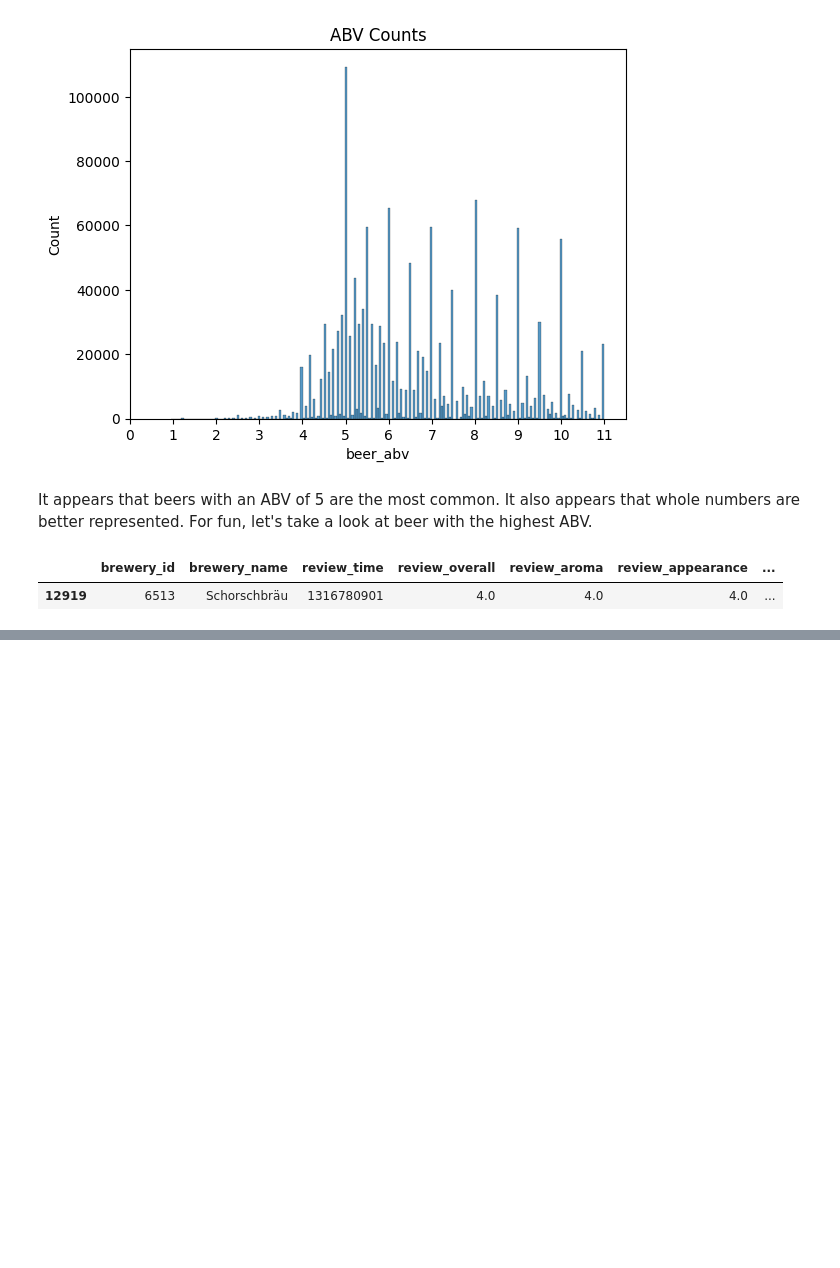
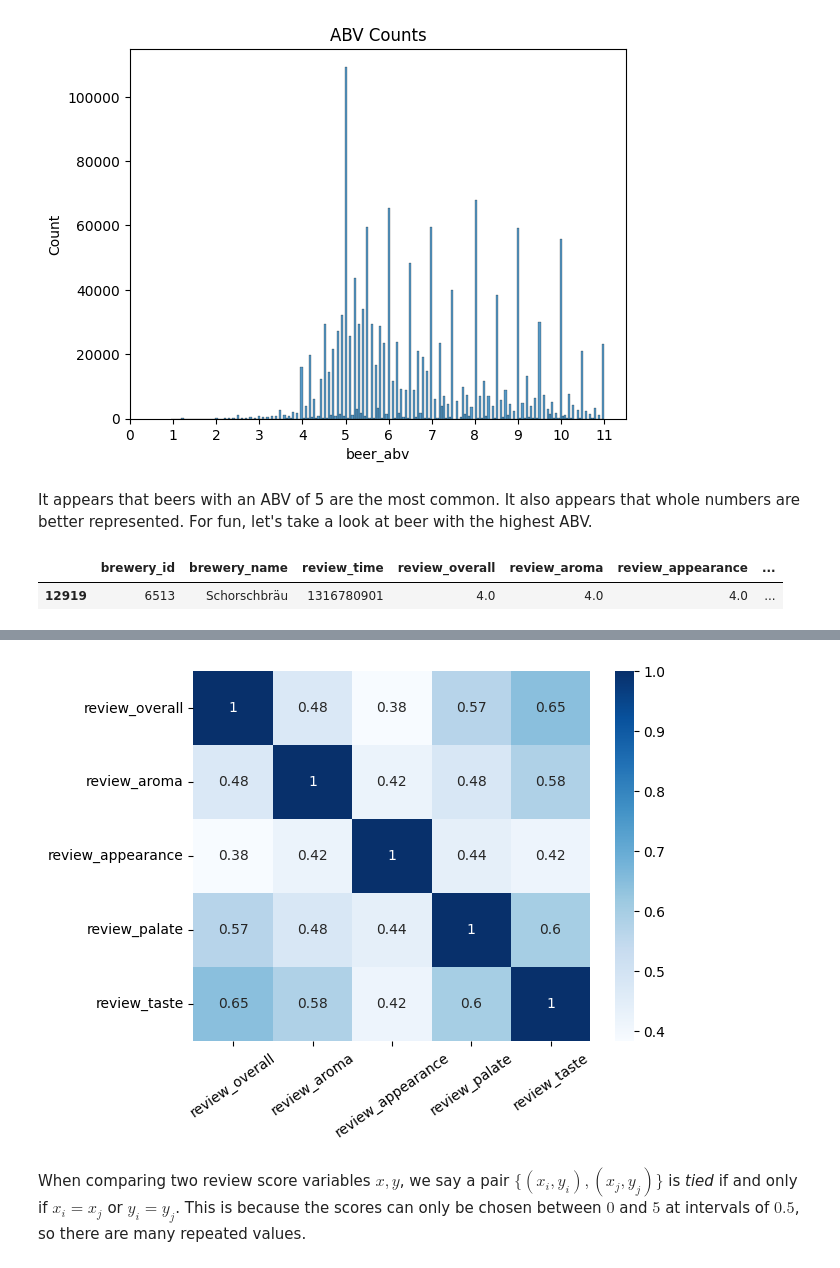
Before and after one commit to LucasLyons/Beer-Project, a Jupyter notebook: Beer Review Data Analysis.ipynb, the cells around one changed output, grey strips where cells are left out. Drawn from its saved outputs; the diff is of its cells as text; code cells hidden in the pictures; blank space fills up the shorter version.

```diff
--- a/Beer Review Data Analysis.ipynb
+++ b/Beer Review Data Analysis.ipynb
@@ -144,0 +183,8 @@ A quick search indicates that this beer is real! Honestly, I would be very curio
+# %%
+#get kendall correlation matrix for review scores and plot
+corr = sb.heatmap(beer[cols].corr(method='kendall'), cmap='Blues', annot=True)
+corr.tick_params(axis = 'x', rotation=35)
+# %% [output]
+[figure, added]
+# %% [markdown]
+When comparing two review score variables $x,y$, we say a pair $\{(x_i, y_i), (x_j,y_j)\}$ is *tied* if and only if $x_i = x_j$ or $y_i = y_j$. This is because the scores can only be chosen between $0$ and $5$ at intervals of $0.5$, so there are many repeated values.
```
Also changed, not shown: parts of 7 cells of this notebook, 1 other file.
